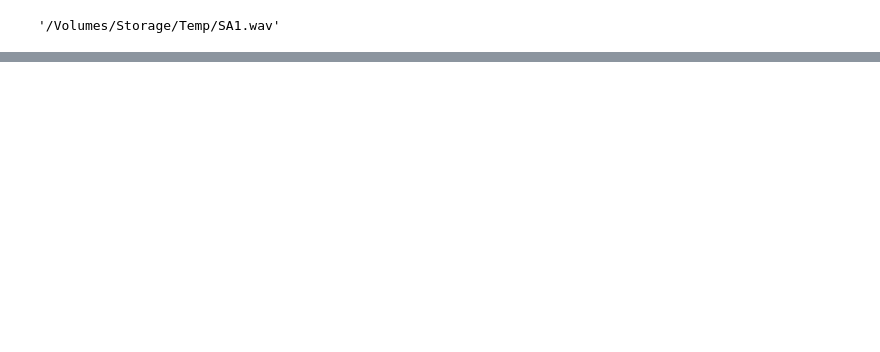
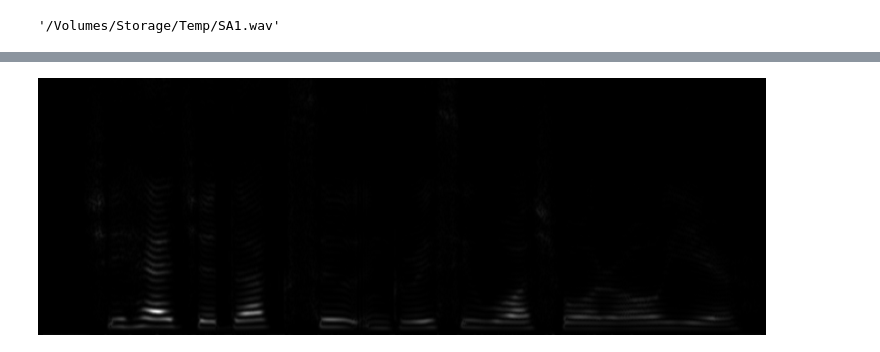
Before and after one commit to SergeyPoltavtsev/ThesisProj, a Jupyter notebook: SpectExperiments.ipynb, the cells around one changed output, grey strips where cells are left out. Drawn from its saved outputs; the diff is of its cells as text; code cells hidden in the pictures; blank space fills up the shorter version.

```diff
--- a/SpectExperiments.ipynb
+++ b/SpectExperiments.ipynb
@@ -60,2 +75,40 @@ backwardSpec = spectograms.backwardDisplaySpectogram(spect, original, windowSize
 # %%
 scipy.io.savemat(array_inversion_shown_file, mdict={'spect2':backwardSpec})
+# %%
+chunkLength = 11
+totalFeatures = normedRGB.shape[1]
+freqFFT = normedRGB.shape[0]
+#The stepLength is 1 therefore the number of chunks is calculated as follows
+numChunks = totalFeatures-chunkLength + 1
+
+for i in range(numChunks):
+    chunk = normedRGB[:,i:i+chunkLength,:]
+    chunk = scipy.misc.imresize(chunk, (224, 224))
+    pa = temp_folder + "/" + str(i) + ".png"
+    spectograms.SaveRGB(chunk, pa)
+# %%
+#Construct from chunks
+resImg = None
+for i in range(numChunks):
+    pa = temp_folder + "/" + str(i) + ".png"
+    arr = spectograms.ReadRGB(pa)
+    arr = scipy.misc.imresize(arr, (freqFFT, chunkLength))
+    vect = arr[:,5,:]
+    vect = vect[:, np.newaxis, :]
+    if resImg is None:
+        resImg = vect
+    else:
+        resImg = np.hstack((resImg, vect))
+# %%
+##adding silence in the beginning and ending
+z = np.zeros((freqFFT, 5, 3))
+z = np.uint8(z)
+resImg = np.hstack((z, resImg))
+resImg = np.hstack((resImg, z))
+resImg = np.uint8(resImg)
+# %%
+img = Image.fromarray(resImg)
+# %%
+img
+# %% [output]
+[figure, added]
```
Also changed, not shown: parts of 11 cells of this notebook, 4 other files.
